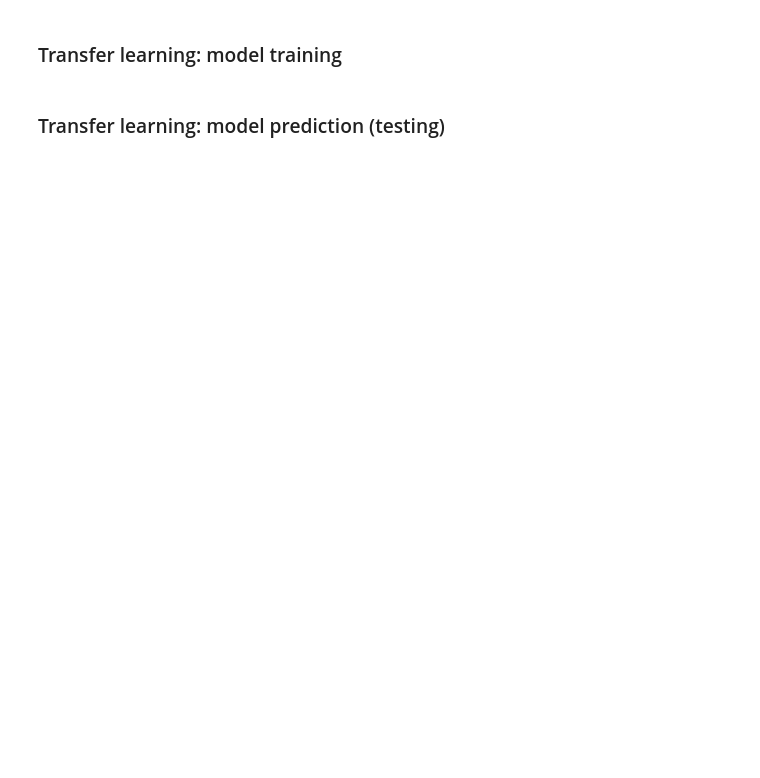
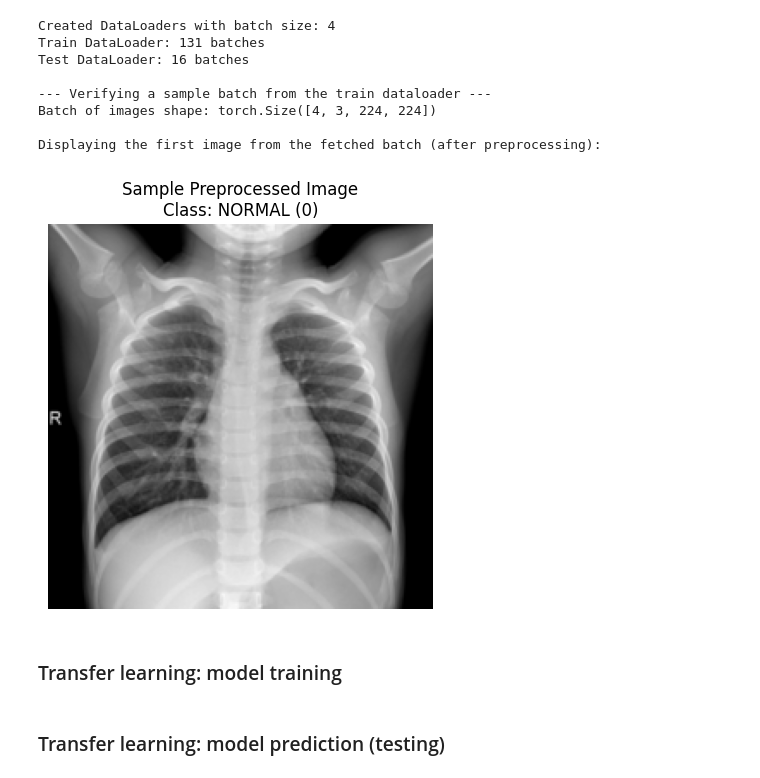
Before and after one commit to oalisax/AMLHC-final-exam, a Jupyter notebook: analysis.ipynb, the cells around one changed output. Drawn from its saved outputs; the diff is of its cells as text; code cells hidden in the pictures; blank space fills up the shorter version.

```diff
--- a/analysis.ipynb
+++ b/analysis.ipynb
@@ -33,3 +191,77 @@ ModuleNotFoundError: No module named 'cv2'
+# %%
+# --- 1. Define Data Preprocessing Transforms ---
+# Pretrained ResNet50 models expect 3-channel RGB images.
+data_transforms = {
+    'train': transforms.Compose([
+        transforms.Resize((IMG_SIZE, IMG_SIZE)), # resize to 224x224
+        transforms.Grayscale(num_output_channels=3), # convert grayscale to 3-channel
+        transforms.ToTensor(),             # Convert PIL Image to PyTorch tensor
+        transforms.Normalize(NORM_MEAN, NORM_STD) # Normalize with specified mean and std
+    ]),
+    'test': transforms.Compose([
+        transforms.Resize((IMG_SIZE, IMG_SIZE)), # Directly resize to 224x224
+        transforms.Grayscale(num_output_channels=3),
+        transforms.ToTensor(),
+        transforms.Normalize(NORM_MEAN, NORM_STD)
+    ]),
+}
+# %%
+# --- 2. Create PyTorch Datasets ---
+# ImageFolder automatically finds class subdirs and applies transforms.
+try:
+    image_datasets = {
+        split: ImageFolder(SAMPLED_DATA_DIR / split, data_transforms[split])
+        for split in ['train', 'test']
+    }
+
+    # --- 3. Create PyTorch DataLoaders ---
+    # DataLoaders provide an iterable over the dataset, handling batching and shuffling.
+    dataloaders = {
+        split: DataLoader(image_datasets[split], batch_size=BATCH_SIZE,
+                          shuffle=(split == 'train'), num_workers=os.cpu_count() // 2 if os.cpu_count() > 1 else 0)
+        for split in ['train', 'test']
+    }
+    print(f"\nCreated DataLoaders with batch size: {BATCH_SIZE}")
+    print(f"Train DataLoader: {len(dataloaders['train'])} batches")
+    print(f"Test DataLoader: {len(dataloaders['test'])} batches")
+
+    # --- Verify a batch and inspect the transformed image ---
+    print("\n--- Verifying a sample batch from the train dataloader ---")
+    try:
+        inputs, classes = next(iter(dataloaders['train']))
+        print(f"Batch of images shape: {inputs.shape}")  # Expected: [BATCH_SIZE, 3, IMG_SIZE, IMG_SIZE]
+
+        # Show the first image of the batch
+        if inputs.nelement() > 0: # Check if the tensor is not empty
+            print("\nDisplaying the first image from the fetched batch (after preprocessing):")
+            first_image_tensor = inputs[0]
+            first_image_label_idx = classes[0].item()
+            first_image_class_name = image_datasets['train'].classes[first_image_label_idx]
+            imshow_tensor(first_image_tensor, title=f"Sample Preprocessed Image\nClass: {first_image_class_name} ({first_image_label_idx})")
+        else:
+            print("Fetched batch is empty. Cannot display image.")
+
+    except StopIteration:
+        print("Could not fetch a batch: The train dataloader is empty. Check if TRAIN_DIR has images.")
+    except Exception as e_batch:
+        print(f"Error fetching or displaying batch: {e_batch}")
+
+except FileNotFoundError:
+    print(f"ERROR: Data directory not found. Ensure '{SAMPLED_DATA_DIR}' and its subdirectories '{TRAIN_DIR}'/'{TEST_DIR}' exist and contain images.")
+    print("Please run the data sampling script if you haven't already or check the SAMPLED_DATA_DIR path.")
+except Exception as e_main:
+    print(f"An unexpected error occurred during dataset/dataloader creation: {e_main}")
+    print("Please check your data paths, directory structure, and if the directories contain valid image files.")
+# %% [output]
+Created DataLoaders with batch size: 4
+Train DataLoader: 131 batches
+Test DataLoader: 16 batches
+
+--- Verifying a sample batch from the train dataloader ---
+Batch of images shape: torch.Size([4, 3, 224, 224])
+
+Displaying the first image from the fetched batch (after preprocessing):
+[figure, added]
 # %% [markdown]
 ### Transfer learning: model training
 # %% [markdown]
```
Also changed, not shown: parts of 14 cells of this notebook.
